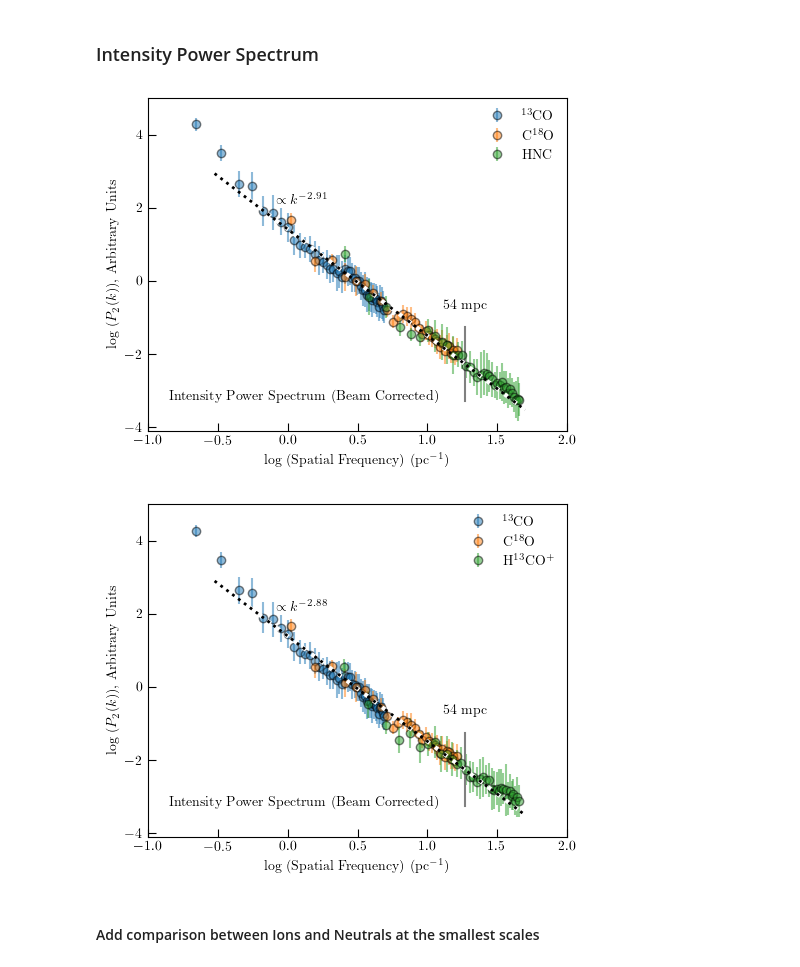
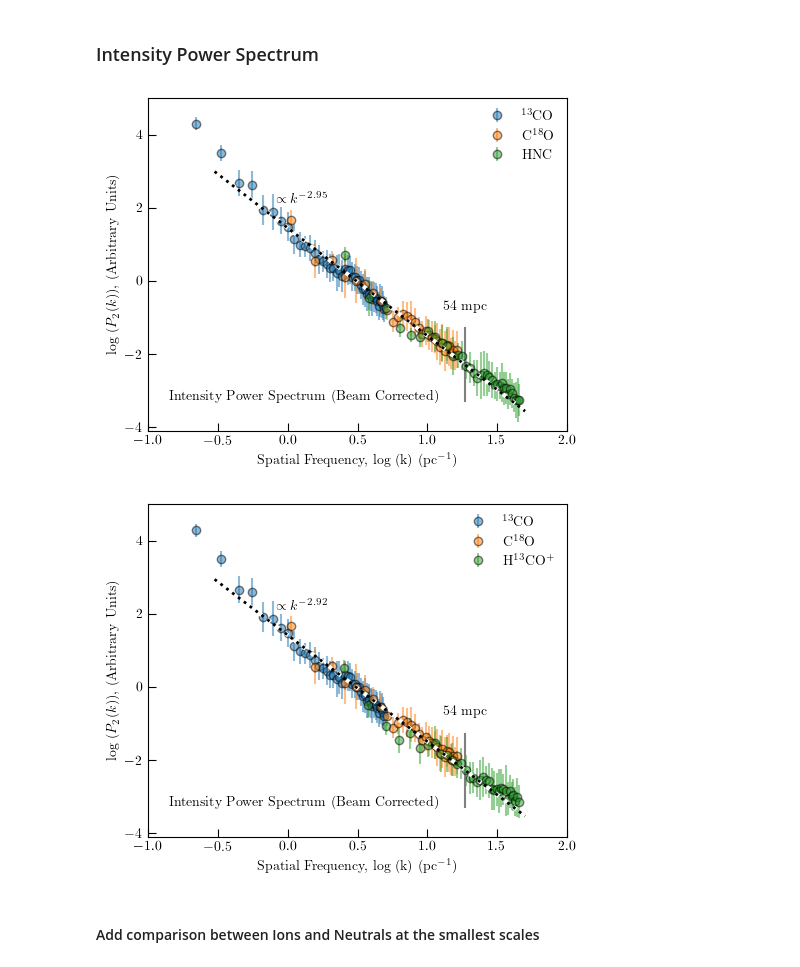
Before and after one commit to jpinedaf/NGC1333_NOEMA_turbulence, a Jupyter notebook: NGC1333_determine_turbulence.ipynb, the cells around one changed output. Cells and saved outputs as stored; diff of their text form; code cells hidden in the pictures.

```diff
--- a/NGC1333_determine_turbulence.ipynb
+++ b/NGC1333_determine_turbulence.ipynb
@@ -27,6 +27,7 @@ plt.rcParams.update({"text.usetex": True,
                      'ytick.minor.size': 3})
 # %%
 from config import *
+save_figs = True
 # %% [markdown]
 ## Regions to be used
 Lets show the integrated intensity maps of the regions.
@@ -315,7 +323,7 @@ rescale = pspec_c18o_TdV_apod.ps1D[idx]
 P_TdV_c18o = pspec_c18o_TdV_apod.ps1D[gd_c18o_TdV] / rescale #* 1e-7
 #
 log_P_TdV_c18o = np.log10(P_TdV_c18o)
-eP_TdV_c18o = pspec_c18o_TdV_apod.ps1D_stddev[gd_c18o_TdV] * 1e-7
+eP_TdV_c18o = pspec_c18o_TdV_apod.ps1D_stddev[gd_c18o_TdV] / rescale # * 1e-7
 elogP_TdV_c18o = ln_log * eP_TdV_c18o / P_TdV_c18o
 
 # H13CO+ 1-0
@@ -493,8 +501,8 @@ def plot_powerspectrum(ax, solution,
     ax.plot(x_sample, power_law_spectrum(x_sample, A, beta), color='k', lw=2, ls=':', zorder=21)
 
 
-    ax.set_xlabel(r'log (Spatial Frequency) (pc$^{-1}$)')
-    ax.set_ylabel(r'log ($P_2(k)$), Arbitrary Units')
+    ax.set_xlabel(r'Spatial Frequency, log (k) (pc$^{-1}$)')
+    ax.set_ylabel(r'log ($P_2(k)$), (Arbitrary Units)')
 
     ax.text(0.1, power_law_spectrum(-0.1, A, beta) + 0.4, label_power_fit, horizontalalignment='center')
 
@@ -510,14 +518,14 @@ def plot_powerspectrum(ax, solution,
 # %%
 fig, ax = plt.subplots(figsize=(5, 4))
 plot_powerspectrum(ax, soln_log_hnc.x, do_hnc=True)
 
 text_pspec = 'Intensity Power Spectrum (Beam Corrected)'
 ax.text(0.05, 0.09, text_pspec, horizontalalignment='left', transform=ax.transAxes)
 ax.set_ylim(-4.1, 5)
-
-fig.savefig('figs/NGC1333_Intensity_Power_Spectrum_Arb_fit_HNC_log.pdf', bbox_inches='tight')
+if save_figs:
+    fig.savefig('figs/NGC1333_Intensity_Power_Spectrum_Arb_fit_HNC_log.pdf', bbox_inches='tight')
 # %% [output]
-[figure, old version]
+[figure, new version]
 # %%
 fig, ax = plt.subplots(figsize=(5, 4))
 plot_powerspectrum(ax, soln_log_h13cop.x, do_hnc=False)
@@ -525,10 +533,10 @@ plot_powerspectrum(ax, soln_log_h13cop.x, do_hnc=False)
 text_pspec = 'Intensity Power Spectrum (Beam Corrected)'
 ax.text(0.05, 0.09, text_pspec, horizontalalignment='left', transform=ax.transAxes)
 ax.set_ylim(-4.1, 5)
-
-fig.savefig('figs/NGC1333_Intensity_Power_Spectrum_Arb_fit_H13COp_log.pdf', bbox_inches='tight')
+if save_figs:
+    fig.savefig('figs/NGC1333_Intensity_Power_Spectrum_Arb_fit_H13COp_log.pdf', bbox_inches='tight')
 # %% [output]
-[figure, old version]
+[figure, new version]
 # %% [markdown]
 #### Add comparison between Ions and Neutrals at the smallest scales
 # %%
```
Also changed, not shown: parts of 13 cells of this notebook.
